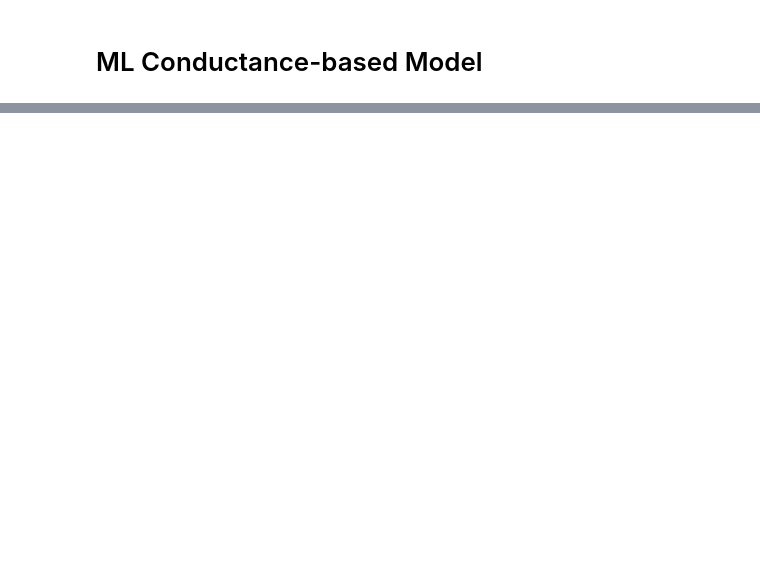
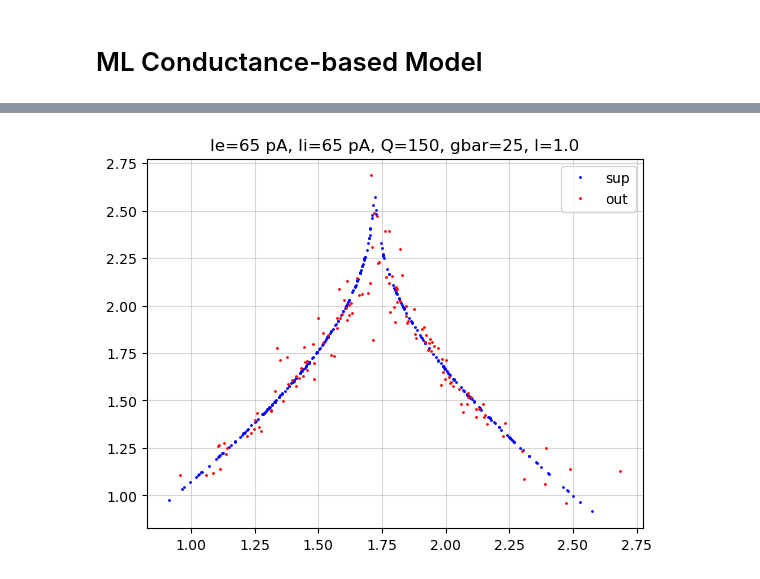
Before and after one commit to themahani/ml_force_research, a Jupyter notebook: morris_lecar/test_force copy.ipynb, the cells around one changed output, grey strips where cells are left out. Drawn from its saved outputs; the diff is of its cells as text; code cells hidden in the pictures; blank space fills up the shorter version.

```diff
--- a/morris_lecar/test_force copy.ipynb
+++ b/morris_lecar/test_force copy.ipynb
@@ -25,7 +25,7 @@ torch.cuda.manual_seed(seed)
 torch.random.manual_seed(seed)
 
 T = 20000
-dt = 5e-2
+dt = 1e-1
 t = np.arange(0, T, dt)
 nt = t.size
 # x = VanDerPol(T, dt, mu=1, tau=.02).generate(transient_time=500.0)
@@ -67,9 +71,9 @@ hp_params = {
     "phi": 1/15.0,
 }
 
-Q = 200
+Q = 150
 lamda = 1.
-gbar = 15
+gbar = 25
 sparse = 0.01
 # %%
 device = torch.device("cuda" if torch.cuda.is_available() else 'cpu')
@@ -77,9 +81,9 @@ print(f"Using Device <{device}> for PyTorch computations...\n")
 torch.cuda.random.manual_seed(seed)
 ml = None
 try:
-    ml = MorrisLecarCurrent(supervisor=sup, BIAS=current, T=T, dt=dt,
-                            p_sparsity=sparse,
-                            Ne=NE, Ni=NI, Q=Q, gbar=gbar, l=lamda, device=device,
+    ml = MorrisLecar(supervisor=sup, BIAS=current, T=T, dt=dt,
+                            # p_sparsity=sparse,
+                            Ne=NE, Ni=NI, Q=Q, gbar=gbar, ridge_coeff=lamda, device=device,
                             # **hp_params
                             )
 except Exception as e:
@@ -232,26 +277,28 @@ plt.show()
 # %%
 
 from scipy.signal import find_peaks
 
 z = ml.sup[:, 2].cpu().numpy()
 z_hat = x_hat_rec[:, 2].cpu().numpy()
 
-dist = 1200
+dist = 500
 
 peaks = z[find_peaks(z, distance=dist)[0]]
 peaks = peaks[peaks > 0]
 peaks_hat = z_hat[find_peaks(z_hat, distance=dist)[0]]
 peaks_hat = peaks_hat[peaks_hat > 0]
 
 plt.plot(peaks[:-1], peaks[1:], 'bo', ms=1, label="sup")
 plt.plot(peaks_hat[:-1], peaks_hat[1:], 'ro', ms=1, label="out")
 # plt.xlim(0.5, 3)
 # plt.ylim(0.5, 3)
 plt.grid(alpha=.5)
 plt.legend()
 plt.title(f"Ie={Ie} pA, Ii={Ii} pA, Q={Q}, gbar={gbar}, l={lamda}")
 plt.savefig(os.path.join(save_path, f"N_{ml._N}_ff_{ff_coeff}_return_map_.png"), dpi=300, bbox_inches='tight')
 plt.show()
+# %% [output]
+[figure, added]
 # %%
 fig, ax = plt.subplots(figsize=(20, 5), ncols=3)
 
```
Also changed, not shown: parts of 18 cells of this notebook, 3 other files.
